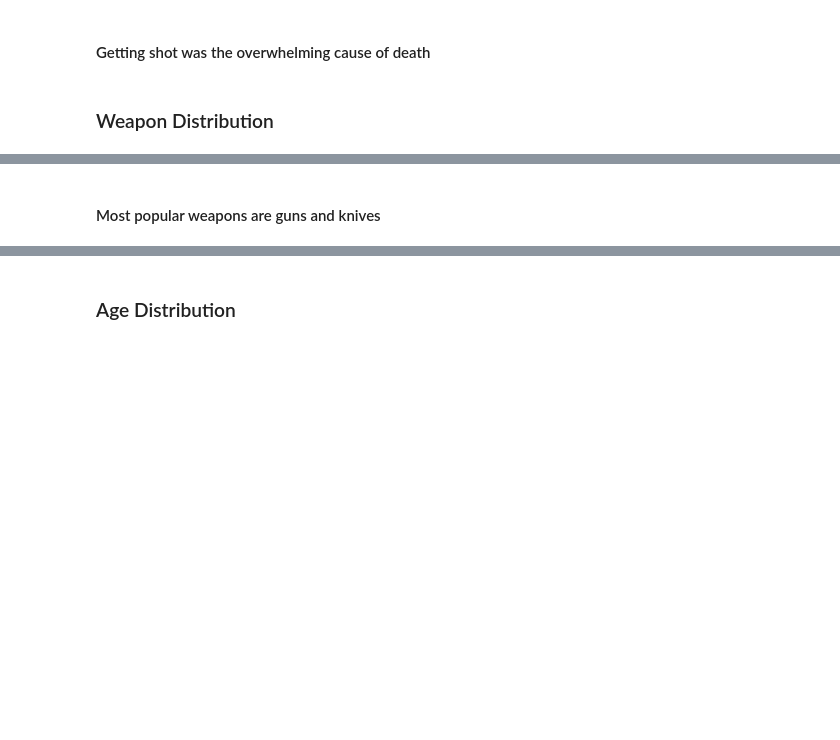
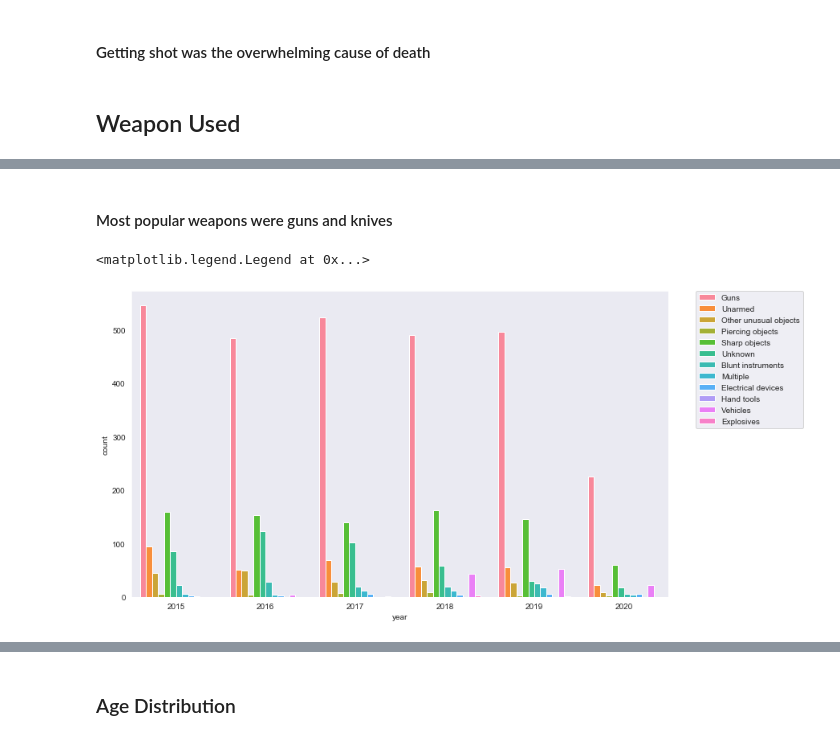
Before and after one commit to kofile-10/OfficerInvolvedShootings, a Jupyter notebook: OIS.ipynb, the cells around one changed output, grey strips where cells are left out. Saved outputs shown, nothing was run; the diff lists cells and outputs as text; code cells hidden in the pictures; blank space fills up the shorter version.

```diff
--- a/OIS.ipynb
+++ b/OIS.ipynb
@@ -116,5 +167,5 @@ fig.show()
 # %% [markdown]
 #### Getting shot was the overwhelming cause of death
 # %% [markdown]
-### Weapon Distribution
+## Weapon Used
 # %%
@@ -136,4 +185,11 @@ fig.show()
 # %% [output]
 [interactive output not drawn]
 # %% [markdown]
-#### Most popular weapons are guns and knives
+#### Most popular weapons were guns and knives
+# %%
+plt.figure(figsize=(12,7))
+sns.countplot(x = ois['year'],data = ois,hue='armscat',saturation=2.0)
+plt.legend(bbox_to_anchor=(1.05,1), loc=2,borderaxespad=0.)
+# %% [output]
+<matplotlib.legend.Legend at 0x...>
+[figure, added]
```
Also changed, not shown: parts of 102 cells of this notebook.
